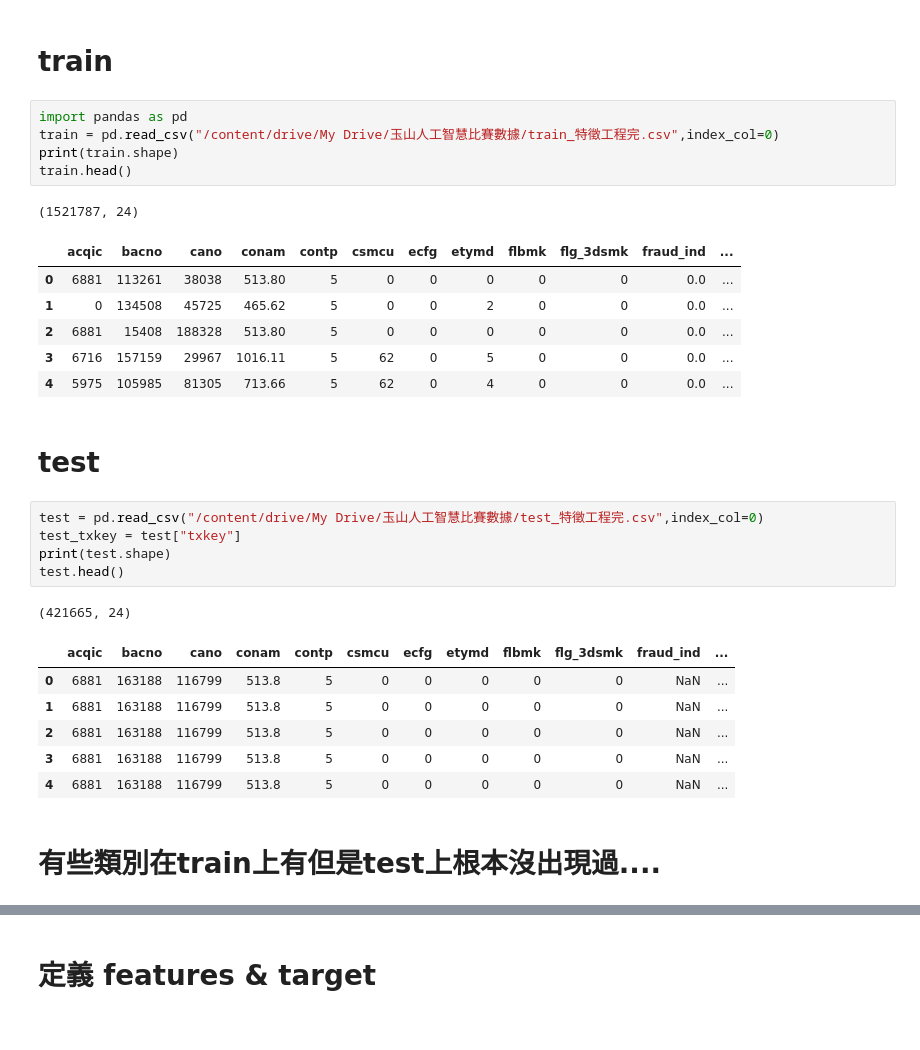
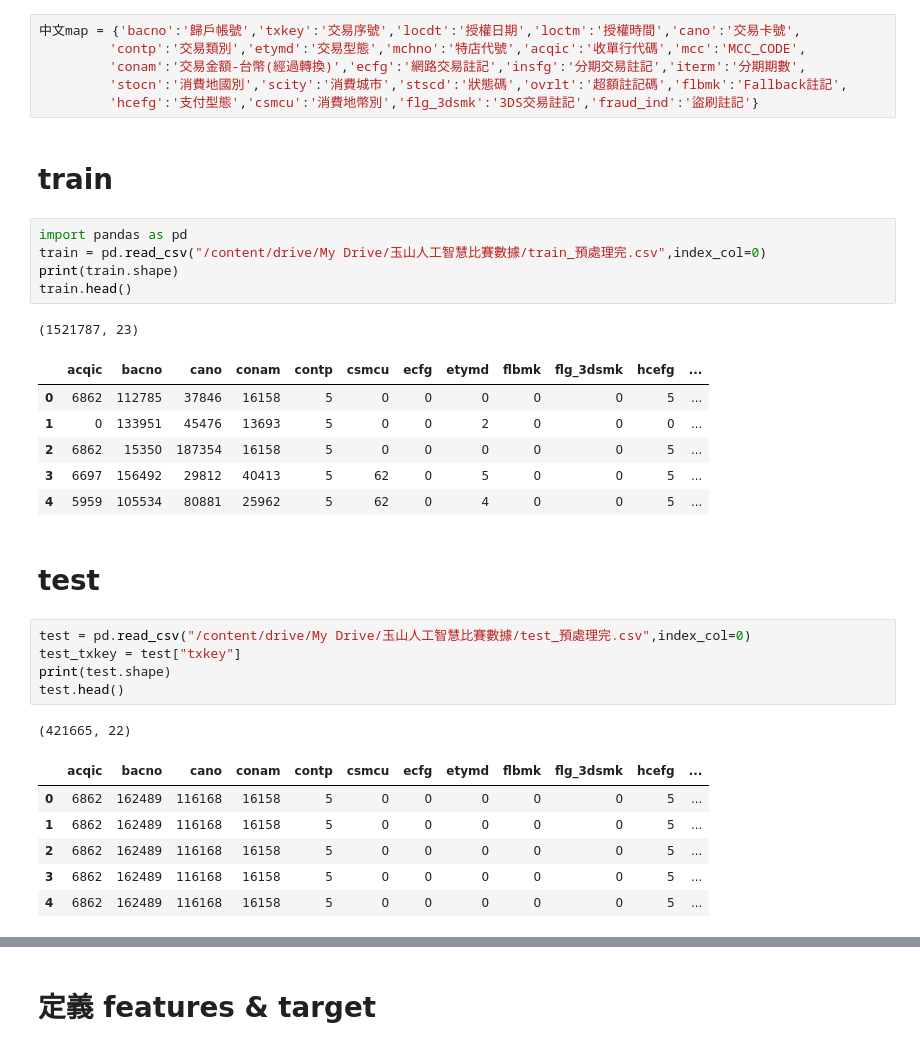
Before and after one commit to skywalker0803r/Ricky, a Jupyter notebook: 玉山AI比賽_modeling.ipynb, the cells around one changed output, grey strips where cells are left out. Drawn from its saved outputs; the diff is of its cells as text.

```diff
--- a/玉山AI比賽_modeling.ipynb
+++ b/玉山AI比賽_modeling.ipynb
@@ -14,32 +10,36 @@ Mounted at /content/drive
+# %%
+中文map = {'bacno':'歸戶帳號','txkey':'交易序號','locdt':'授權日期','loctm':'授權時間','cano':'交易卡號',
+         'contp':'交易類別','etymd':'交易型態','mchno':'特店代號','acqic':'收單行代碼','mcc':'MCC_CODE',
+         'conam':'交易金額-台幣(經過轉換)','ecfg':'網路交易註記','insfg':'分期交易註記','iterm':'分期期數',
+         'stocn':'消費地國別','scity':'消費城市','stscd':'狀態碼','ovrlt':'超額註記碼','flbmk':'Fallback註記',
+         'hcefg':'支付型態','csmcu':'消費地幣別','flg_3dsmk':'3DS交易註記','fraud_ind':'盜刷註記'}
 # %% [markdown]
 # train
 # %%
 import pandas as pd
-train = pd.read_csv("/content/drive/My Drive/玉山人工智慧比賽數據/train_特徵工程完.csv",index_col=0)
+train = pd.read_csv("/content/drive/My Drive/玉山人工智慧比賽數據/train_預處理完.csv",index_col=0)
 print(train.shape)
 train.head()
 # %% [output]
-(1521787, 24)
+(1521787, 23)
-|  | acqic | bacno | cano | conam | contp | csmcu | ecfg | etymd | flbmk | flg_3dsmk | fraud_ind | ... |
-| 0 | 6881 | 113261 | 38038 | 513.80 | 5 | 0 | 0 | 0 | 0 | 0 | 0.0 | ... |
-| 1 | 0 | 134508 | 45725 | 465.62 | 5 | 0 | 0 | 2 | 0 | 0 | 0.0 | ... |
-| 2 | 6881 | 15408 | 188328 | 513.80 | 5 | 0 | 0 | 0 | 0 | 0 | 0.0 | ... |
-| 3 | 6716 | 157159 | 29967 | 1016.11 | 5 | 62 | 0 | 5 | 0 | 0 | 0.0 | ... |
-| 4 | 5975 | 105985 | 81305 | 713.66 | 5 | 62 | 0 | 4 | 0 | 0 | 0.0 | ... |
+|  | acqic | bacno | cano | conam | contp | csmcu | ecfg | etymd | flbmk | flg_3dsmk | hcefg | ... |
+| 0 | 6862 | 112785 | 37846 | 16158 | 5 | 0 | 0 | 0 | 0 | 0 | 5 | ... |
+| 1 | 0 | 133951 | 45476 | 13693 | 5 | 0 | 0 | 2 | 0 | 0 | 0 | ... |
+| 2 | 6862 | 15350 | 187354 | 16158 | 5 | 0 | 0 | 0 | 0 | 0 | 5 | ... |
+| 3 | 6697 | 156492 | 29812 | 40413 | 5 | 62 | 0 | 5 | 0 | 0 | 5 | ... |
+| 4 | 5959 | 105534 | 80881 | 25962 | 5 | 62 | 0 | 4 | 0 | 0 | 5 | ... |
 # %% [markdown]
 # test
 # %%
-test = pd.read_csv("/content/drive/My Drive/玉山人工智慧比賽數據/test_特徵工程完.csv",index_col=0)
+test = pd.read_csv("/content/drive/My Drive/玉山人工智慧比賽數據/test_預處理完.csv",index_col=0)
 test_txkey = test["txkey"]
 print(test.shape)
 test.head()
 # %% [output]
-(421665, 24)
+(421665, 22)
-|  | acqic | bacno | cano | conam | contp | csmcu | ecfg | etymd | flbmk | flg_3dsmk | fraud_ind | ... |
-| 0 | 6881 | 163188 | 116799 | 513.8 | 5 | 0 | 0 | 0 | 0 | 0 | NaN | ... |
-| 1 | 6881 | 163188 | 116799 | 513.8 | 5 | 0 | 0 | 0 | 0 | 0 | NaN | ... |
-| 2 | 6881 | 163188 | 116799 | 513.8 | 5 | 0 | 0 | 0 | 0 | 0 | NaN | ... |
-| 3 | 6881 | 163188 | 116799 | 513.8 | 5 | 0 | 0 | 0 | 0 | 0 | NaN | ... |
-| 4 | 6881 | 163188 | 116799 | 513.8 | 5 | 0 | 0 | 0 | 0 | 0 | NaN | ... |
+|  | acqic | bacno | cano | conam | contp | csmcu | ecfg | etymd | flbmk | flg_3dsmk | hcefg | ... |
+| 0 | 6862 | 162489 | 116168 | 16158 | 5 | 0 | 0 | 0 | 0 | 0 | 5 | ... |
+| 1 | 6862 | 162489 | 116168 | 16158 | 5 | 0 | 0 | 0 | 0 | 0 | 5 | ... |
+| 2 | 6862 | 162489 | 116168 | 16158 | 5 | 0 | 0 | 0 | 0 | 0 | 5 | ... |
+| 3 | 6862 | 162489 | 116168 | 16158 | 5 | 0 | 0 | 0 | 0 | 0 | 5 | ... |
+| 4 | 6862 | 162489 | 116168 | 16158 | 5 | 0 | 0 | 0 | 0 | 0 | 5 | ... |
-# %% [markdown]
-# 有些類別在train上有但是test上根本沒出現過....
```
Also changed, not shown: parts of 9 cells of this notebook.
